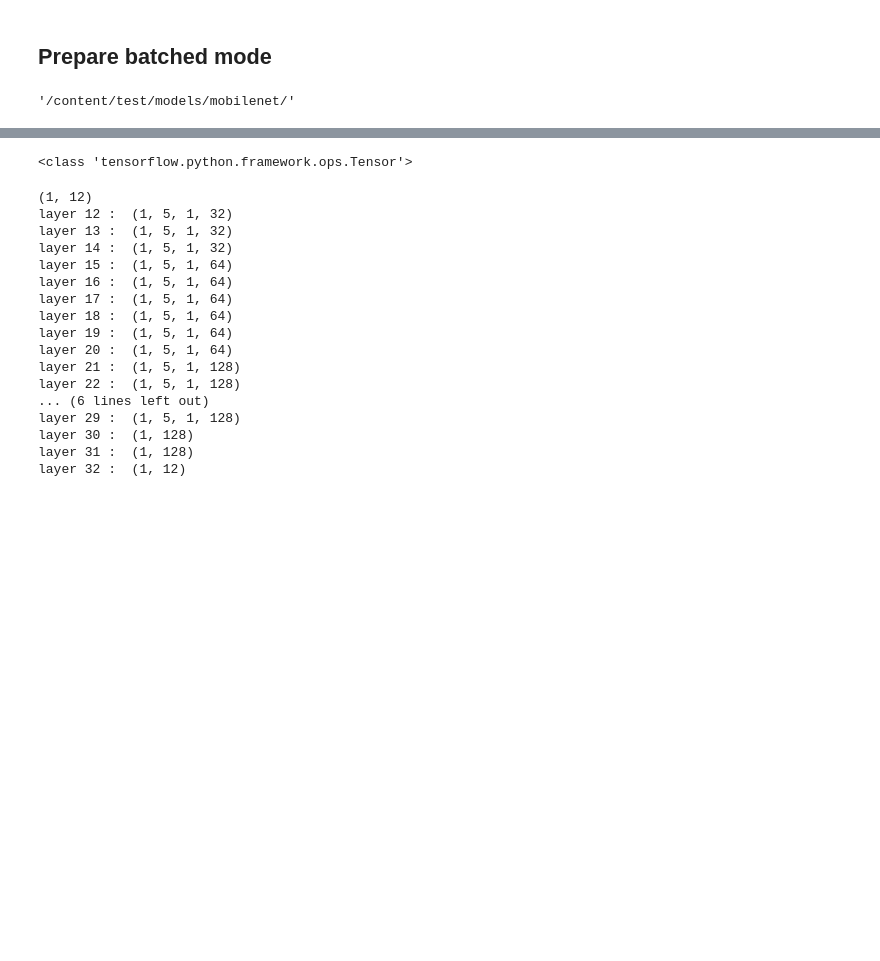
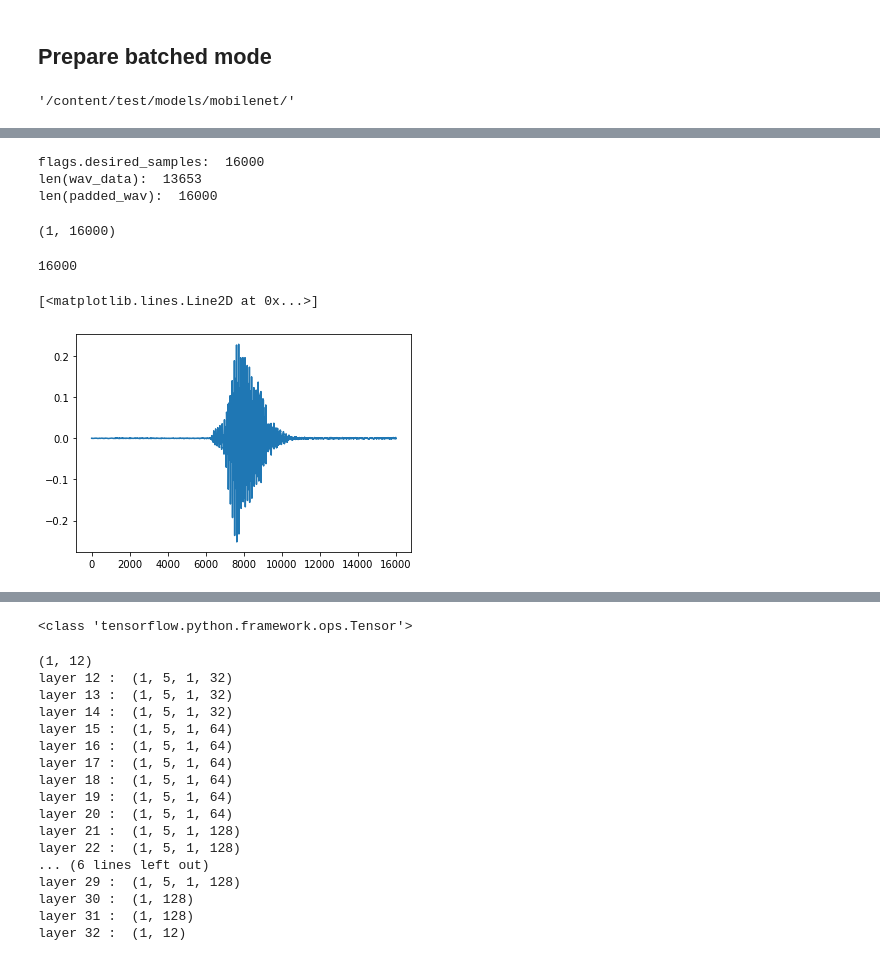
Before and after one commit to yuyunchia/kws-streaming, a Jupyter notebook: kws_streaming/colab/12_30k-mobilenet-load_model.ipynb, the cells around one changed output, grey strips where cells are left out. Saved outputs shown, nothing was run; the diff lists cells and outputs as text; code cells hidden in the pictures; blank space fills up the shorter version.

```diff
--- a/kws_streaming/colab/12_30k-mobilenet-load_model.ipynb
+++ b/kws_streaming/colab/12_30k-mobilenet-load_model.ipynb
@@ -1130,13 +1029,6 @@ print("flags.desired_samples: ",flags.desired_samples)
 print("len(wav_data): ",len(wav_data))
 ##print("wav_data: ",wav_data)
 
-def printwavdata(wav):
-  for i in range(len(wav)):
-    if wav[i] == 0:
-      print(i)
-  print("end")
-
-printwavdata(wav_data)
 
 ###  originnal code but has error ,
 padded_wav = np.pad(wav_data, (0, flags.desired_samples-len(wav_data)), 'constant')
@@ -1150,3 +1042,8 @@ print("len(padded_wav): ",len(padded_wav))
 
 input_data = np.expand_dims(padded_wav, 0)
 input_data.shape
+# %% [output]
+flags.desired_samples:  16000
+len(wav_data):  13653
+len(padded_wav):  16000
+(1, 16000)
@@ -1152,0 +1056,22 @@ input_data.shape
+# %%
+
+wav_file = "../left_self1.wav"
+wav_file = "../left3_self.wav"
+
+
+wav_data, samplerate = wavread_as_float(wav_file)
+
+start2 = 6500
+start1 = 16000
+start3 = 8000
+#wav_data = wav_data[start2:start2+16000]
+#wav_data = wav_data[start1:start1+16000]
+wav_data = wav_data[start3:start3+16000]
+
+wav_data = wav_data[:,0]
+print(len(wav_data))
+plt.plot(wav_data)
+# %% [output]
+16000
+[<matplotlib.lines.Line2D at 0x...>]
+[figure, added]
```
Also changed, not shown: parts of 15 cells of this notebook.
